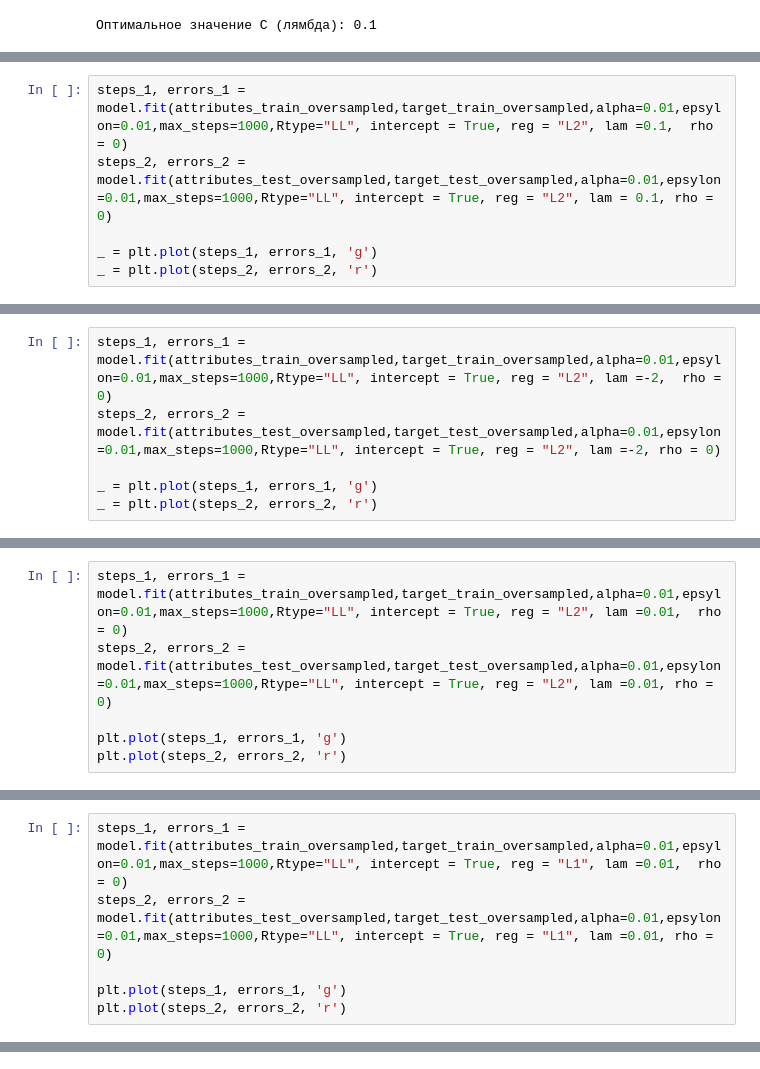
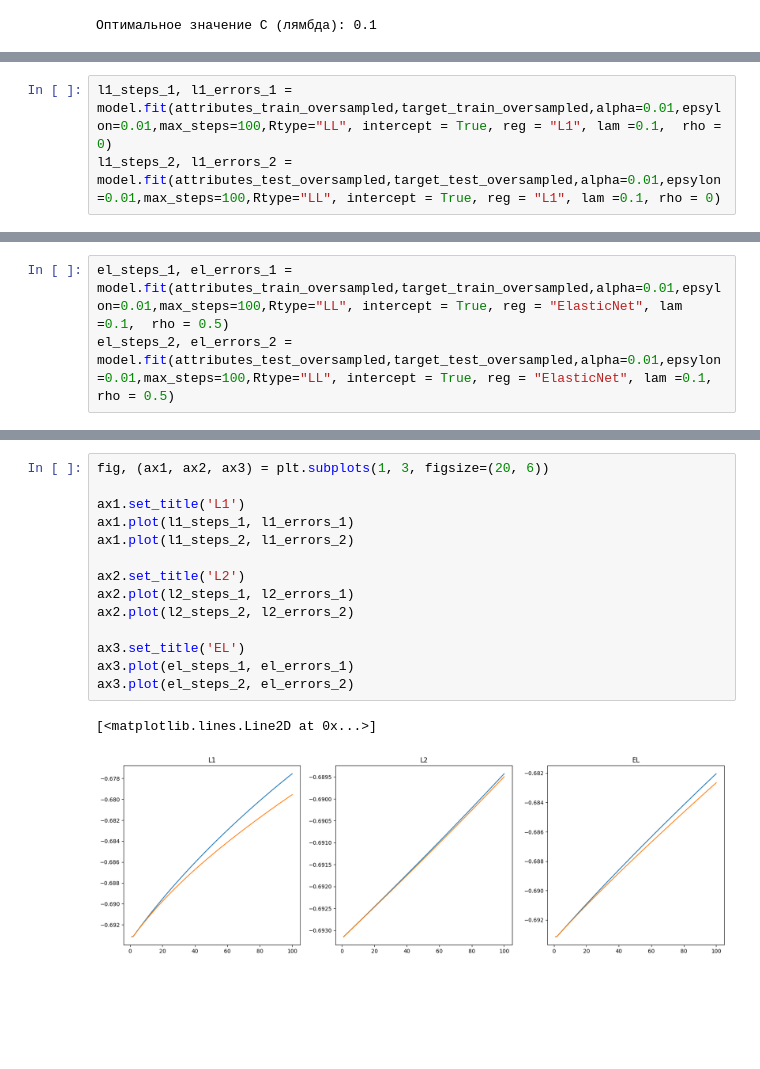
Before and after one commit to alexndremelyanov/_, a Jupyter notebook: L3.ipynb, the cells around one changed output, grey strips where cells are left out. Drawn from its saved outputs; the diff is of its cells as text; blank space fills up the shorter version.

```diff
--- a/L3.ipynb
+++ b/L3.ipynb
@@ -514,6 +456,0 @@ dtype: float64
-# %%
-steps_1, errors_1 = model.fit(attributes_train_oversampled,target_train_oversampled,alpha=0.01,epsylon=0.01,max_steps=1000,Rtype="LL", intercept = True, reg = "L2", lam =0.1,  rho = 0)
-steps_2, errors_2 = model.fit(attributes_test_oversampled,target_test_oversampled,alpha=0.01,epsylon=0.01,max_steps=1000,Rtype="LL", intercept = True, reg = "L2", lam = 0.1, rho = 0)
-
-_ = plt.plot(steps_1, errors_1, 'g')
-_ = plt.plot(steps_2, errors_2, 'r')
@@ -523,6 +456,0 @@ _ = plt.plot(steps_2, errors_2, 'r')
-# %%
-steps_1, errors_1 = model.fit(attributes_train_oversampled,target_train_oversampled,alpha=0.01,epsylon=0.01,max_steps=1000,Rtype="LL", intercept = True, reg = "L2", lam =-2,  rho = 0)
-steps_2, errors_2 = model.fit(attributes_test_oversampled,target_test_oversampled,alpha=0.01,epsylon=0.01,max_steps=1000,Rtype="LL", intercept = True, reg = "L2", lam =-2, rho = 0)
-
-_ = plt.plot(steps_1, errors_1, 'g')
-_ = plt.plot(steps_2, errors_2, 'r')
@@ -548,6 +473,3 @@ F1 Score test: 0.3935281837160751
 # %%
-steps_1, errors_1 = model.fit(attributes_train_oversampled,target_train_oversampled,alpha=0.01,epsylon=0.01,max_steps=1000,Rtype="LL", intercept = True, reg = "L2", lam =0.01,  rho = 0)
-steps_2, errors_2 = model.fit(attributes_test_oversampled,target_test_oversampled,alpha=0.01,epsylon=0.01,max_steps=1000,Rtype="LL", intercept = True, reg = "L2", lam =0.01, rho = 0)
-
-plt.plot(steps_1, errors_1, 'g')
-plt.plot(steps_2, errors_2, 'r')
+l1_steps_1, l1_errors_1 = model.fit(attributes_train_oversampled,target_train_oversampled,alpha=0.01,epsylon=0.01,max_steps=100,Rtype="LL", intercept = True, reg = "L1", lam =0.1,  rho = 0)
+l1_steps_2, l1_errors_2 = model.fit(attributes_test_oversampled,target_test_oversampled,alpha=0.01,epsylon=0.01,max_steps=100,Rtype="LL", intercept = True, reg = "L1", lam =0.1, rho = 0)
@@ -573,6 +492,3 @@ F1 Score test: 0.48415492957746487
 # %%
-steps_1, errors_1 = model.fit(attributes_train_oversampled,target_train_oversampled,alpha=0.01,epsylon=0.01,max_steps=1000,Rtype="LL", intercept = True, reg = "L1", lam =0.01,  rho = 0)
-steps_2, errors_2 = model.fit(attributes_test_oversampled,target_test_oversampled,alpha=0.01,epsylon=0.01,max_steps=1000,Rtype="LL", intercept = True, reg = "L1", lam =0.01, rho = 0)
-
-plt.plot(steps_1, errors_1, 'g')
-plt.plot(steps_2, errors_2, 'r')
+el_steps_1, el_errors_1 = model.fit(attributes_train_oversampled,target_train_oversampled,alpha=0.01,epsylon=0.01,max_steps=100,Rtype="LL", intercept = True, reg = "ElasticNet", lam =0.1,  rho = 0.5)
+el_steps_2, el_errors_2 = model.fit(attributes_test_oversampled,target_test_oversampled,alpha=0.01,epsylon=0.01,max_steps=100,Rtype="LL", intercept = True, reg = "ElasticNet", lam =0.1, rho = 0.5)
@@ -622,0 +511,17 @@ F1 Score test: 0.5367769420222326
+# %%
+fig, (ax1, ax2, ax3) = plt.subplots(1, 3, figsize=(20, 6))
+
+ax1.set_title('L1')
+ax1.plot(l1_steps_1, l1_errors_1)
+ax1.plot(l1_steps_2, l1_errors_2)
+
+ax2.set_title('L2')
+ax2.plot(l2_steps_1, l2_errors_1)
+ax2.plot(l2_steps_2, l2_errors_2)
+
+ax3.set_title('EL')
+ax3.plot(el_steps_1, el_errors_1)
+ax3.plot(el_steps_2, el_errors_2)
+# %% [output]
+[<matplotlib.lines.Line2D at 0x...>]
+[figure, added]
```
Also changed, not shown: parts of 23 cells of this notebook.
